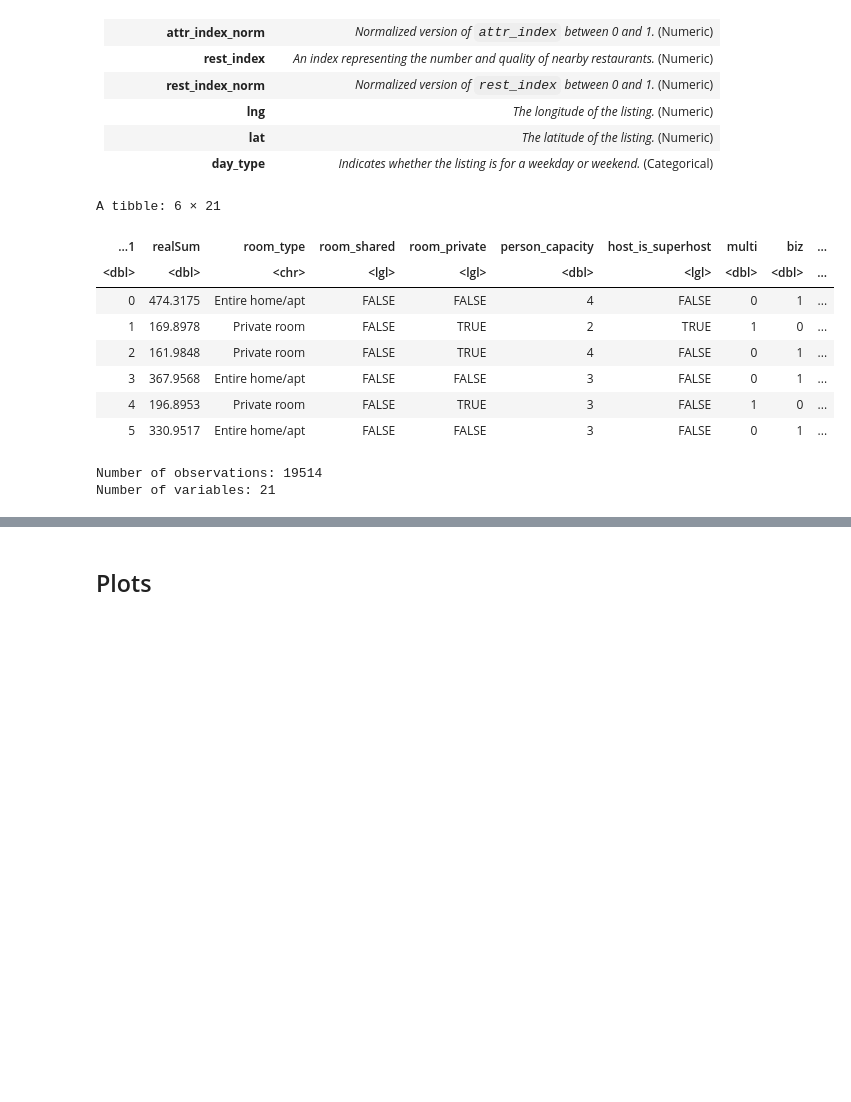
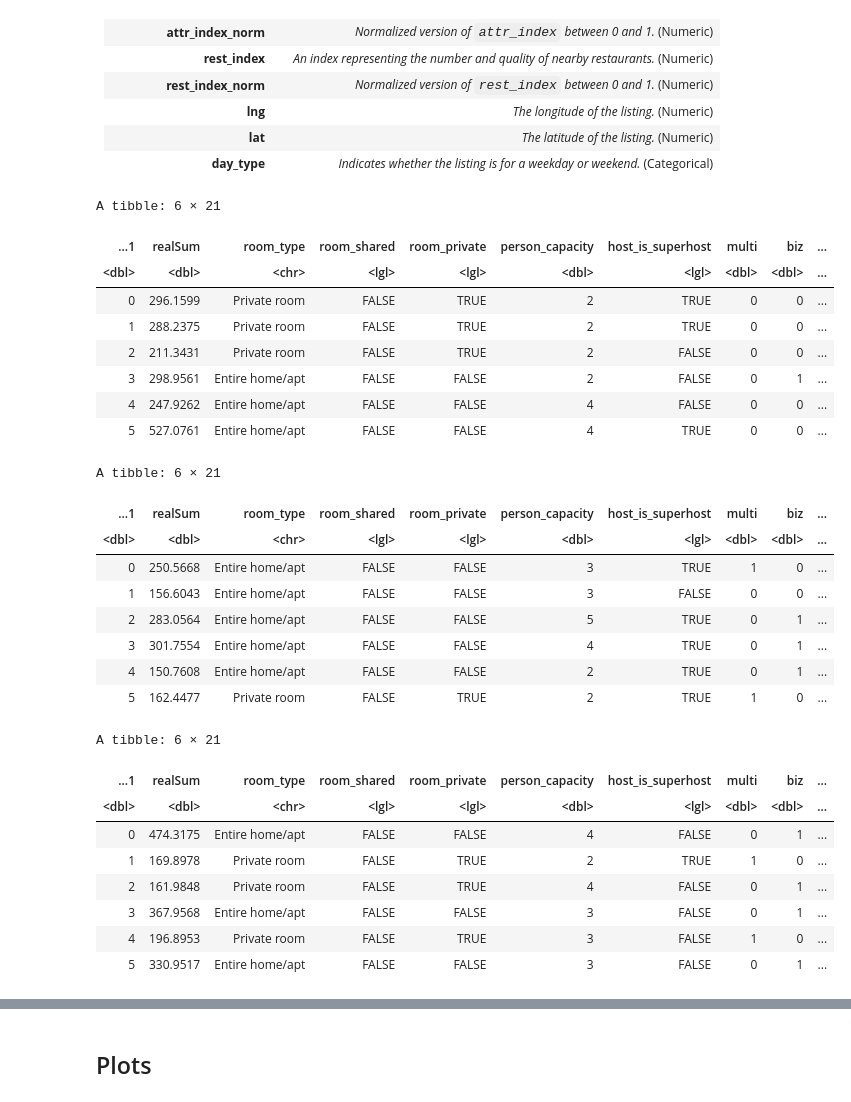
Before and after one commit to Winston8885/STAT-301, a Jupyter notebook: project.ipynb, the cells around one changed output, grey strips where cells are left out. Drawn from its saved outputs; the diff is of its cells as text; code cells hidden in the pictures; blank space fills up the shorter version.

```diff
--- a/project.ipynb
+++ b/project.ipynb
@@ -91,22 +166,58 @@ lgl  (3): room_shared, room_private, host_is_superhost
 | **lat**                   | *The latitude of the listing.* (Numeric)                                             |
 | **day_type**              | *Indicates whether the listing is for a weekday or weekend.* (Categorical)           |
 # %%
-head(df_all)
-n_obs <- nrow(df_all)
-n_vars <- ncol(df_all)
+# head(df_all)
+# n_obs <- nrow(df_all)
+# n_vars <- ncol(df_all)
 
-cat("Number of observations:", n_obs, "\n")
-cat("Number of variables:", n_vars, "\n")
+# cat("Number of observations:", n_obs, "\n")
+# cat("Number of variables:", n_vars, "\n")
+
+# combine the data into 3 dataframes for each city
+paris_data <- bind_rows(
+  paris_weekday %>% mutate(day_type = "Weekday"),
+  paris_weekend %>% mutate(day_type = "Weekend")
+)
+
+vienna_data <- bind_rows(
+  vienna_weekday %>% mutate(day_type = "Weekday"),
+  vienna_weekend %>% mutate(day_type = "Weekend")
+)
+
+barcelona_data <- bind_rows(
+  barcelona_weekday %>% mutate(day_type = "Weekday"),
+  barcelona_weekend %>% mutate(day_type = "Weekend")
+)
+
+head(paris_data)
+head(vienna_data)
+head(barcelona_data)
 # %% [output]
 A tibble: 6 × 21
 | ...1 | realSum | room_type | room_shared | room_private | person_capacity | host_is_superhost | multi | biz | ... |
 | <dbl> | <dbl> | <chr> | <lgl> | <lgl> | <dbl> | <lgl> | <dbl> | <dbl> | ... |
-| 0 | 474.3175 | Entire home/apt | FALSE | FALSE | 4 | FALSE | 0 | 1 | ... |
-| 1 | 169.8978 | Private room | FALSE | TRUE | 2 | TRUE | 1 | 0 | ... |
-| 2 | 161.9848 | Private room | FALSE | TRUE | 4 | FALSE | 0 | 1 | ... |
-| 3 | 367.9568 | Entire home/apt | FALSE | FALSE | 3 | FALSE | 0 | 1 | ... |
-| 4 | 196.8953 | Private room | FALSE | TRUE | 3 | FALSE | 1 | 0 | ... |
-| 5 | 330.9517 | Entire home/apt | FALSE | FALSE | 3 | FALSE | 0 | 1 | ... |
+| 0 | 296.1599 | Private room | FALSE | TRUE | 2 | TRUE | 0 | 0 | ... |
+| 1 | 288.2375 | Private room | FALSE | TRUE | 2 | TRUE | 0 | 0 | ... |
+| 2 | 211.3431 | Private room | FALSE | TRUE | 2 | FALSE | 0 | 0 | ... |
+| 3 | 298.9561 | Entire home/apt | FALSE | FALSE | 2 | FALSE | 0 | 1 | ... |
+| 4 | 247.9262 | Entire home/apt | FALSE | FALSE | 4 | FALSE | 0 | 0 | ... |
+| 5 | 527.0761 | Entire home/apt | FALSE | FALSE | 4 | TRUE | 0 | 0 | ... |
-Number of observations: 19514
-Number of variables: 21
+A tibble: 6 × 21
+| ...1 | realSum | room_type | room_shared | room_private | person_capacity | host_is_superhost | multi | biz | ... |
+| <dbl> | <dbl> | <chr> | <lgl> | <lgl> | <dbl> | <lgl> | <dbl> | <dbl> | ... |
+| 0 | 250.5668 | Entire home/apt | FALSE | FALSE | 3 | TRUE | 1 | 0 | ... |
+| 1 | 156.6043 | Entire home/apt | FALSE | FALSE | 3 | FALSE | 0 | 0 | ... |
+| 2 | 283.0564 | Entire home/apt | FALSE | FALSE | 5 | TRUE | 0 | 1 | ... |
+| 3 | 301.7554 | Entire home/apt | FALSE | FALSE | 4 | TRUE | 0 | 1 | ... |
+| 4 | 150.7608 | Entire home/apt | FALSE | FALSE | 2 | TRUE | 0 | 1 | ... |
+| 5 | 162.4477 | Private room | FALSE | TRUE | 2 | TRUE | 1 | 0 | ... |
+A tibble: 6 × 21
+| ...1 | realSum | room_type | room_shared | room_private | person_capacity | host_is_superhost | multi | biz | ... |
+| <dbl> | <dbl> | <chr> | <lgl> | <lgl> | <dbl> | <lgl> | <dbl> | <dbl> | ... |
+| 0 | 474.3175 | Entire home/apt | FALSE | FALSE | 4 | FALSE | 0 | 1 | ... |
+| 1 | 169.8978 | Private room | FALSE | TRUE | 2 | TRUE | 1 | 0 | ... |
+| 2 | 161.9848 | Private room | FALSE | TRUE | 4 | FALSE | 0 | 1 | ... |
+| 3 | 367.9568 | Entire home/apt | FALSE | FALSE | 3 | FALSE | 0 | 1 | ... |
+| 4 | 196.8953 | Private room | FALSE | TRUE | 3 | FALSE | 1 | 0 | ... |
+| 5 | 330.9517 | Entire home/apt | FALSE | FALSE | 3 | FALSE | 0 | 1 | ... |
 # %%
```
Also changed, not shown: parts of 70 cells of this notebook, 7 other files.
